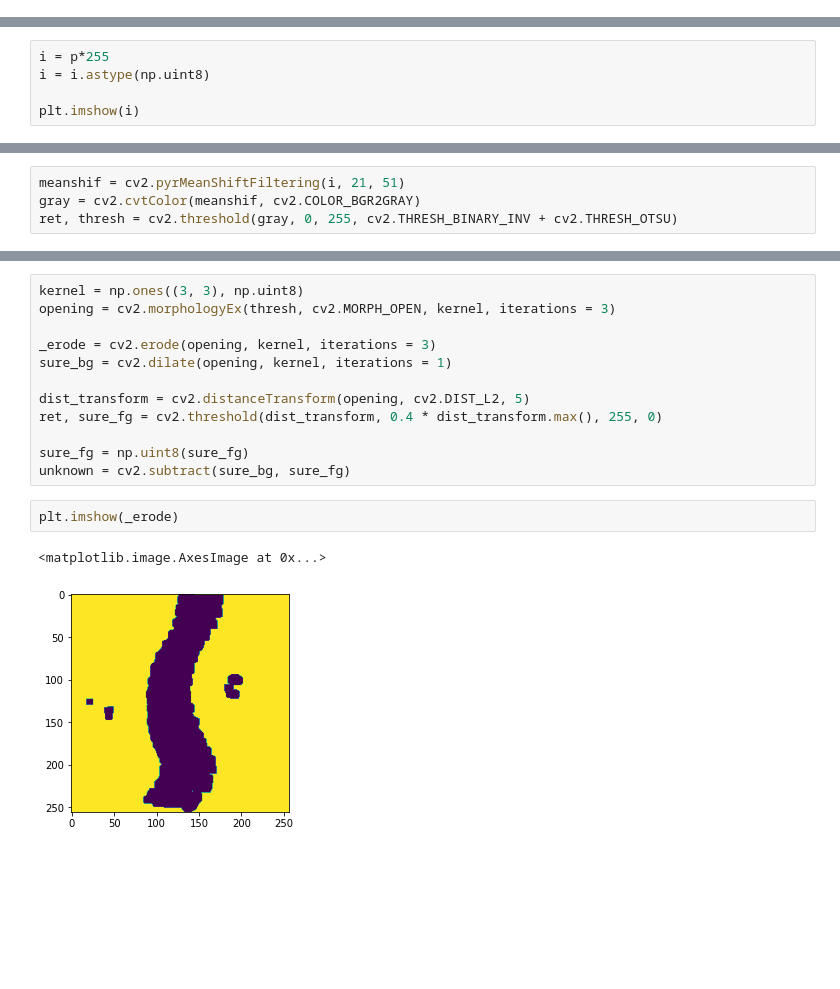
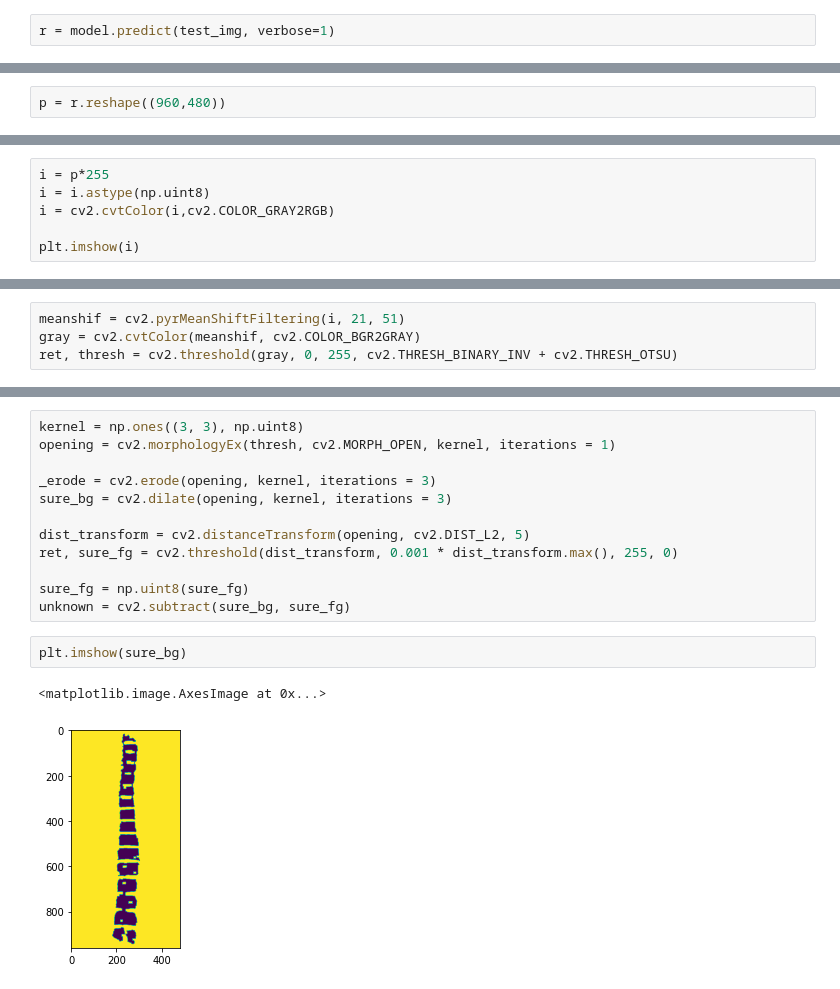
Before and after one commit to jefffang19/cv_hw, a Jupyter notebook: cvHW.ipynb, the cells around one changed output, grey strips where cells are left out. Drawn from its saved outputs; the diff is of its cells as text; blank space fills up the shorter version.

```diff
--- a/cvHW.ipynb
+++ b/cvHW.ipynb
@@ -424,0 +479,2 @@ Clipping input data to the valid range for imshow with RGB data ([0..1] for floa
+# %%
+r = model.predict(test_img, verbose=1)
@@ -424,0 +487,2 @@ Clipping input data to the valid range for imshow with RGB data ([0..1] for floa
+# %%
+p = r.reshape((960,480))
@@ -427,6 +496,7 @@ Clipping input data to the valid range for imshow with RGB data ([0..1] for floa
 # %%
 i = p*255
 i = i.astype(np.uint8)
+i = cv2.cvtColor(i,cv2.COLOR_GRAY2RGB)
 
 plt.imshow(i)
 # %% [output]
@@ -446,17 +516,17 @@ plt.imshow(thresh)
 # %%
 kernel = np.ones((3, 3), np.uint8)
-opening = cv2.morphologyEx(thresh, cv2.MORPH_OPEN, kernel, iterations = 3)
+opening = cv2.morphologyEx(thresh, cv2.MORPH_OPEN, kernel, iterations = 1)
 
 _erode = cv2.erode(opening, kernel, iterations = 3)
-sure_bg = cv2.dilate(opening, kernel, iterations = 1)
+sure_bg = cv2.dilate(opening, kernel, iterations = 3)
 
 dist_transform = cv2.distanceTransform(opening, cv2.DIST_L2, 5)
-ret, sure_fg = cv2.threshold(dist_transform, 0.4 * dist_transform.max(), 255, 0)
+ret, sure_fg = cv2.threshold(dist_transform, 0.001 * dist_transform.max(), 255, 0)
 
 sure_fg = np.uint8(sure_fg)
 unknown = cv2.subtract(sure_bg, sure_fg)
 # %%
-plt.imshow(_erode)
+plt.imshow(sure_bg)
 # %% [output]
 <matplotlib.image.AxesImage at 0x...>
-[figure, old version]
+[figure, new version]
```
Also changed, not shown: parts of 66 cells of this notebook.
